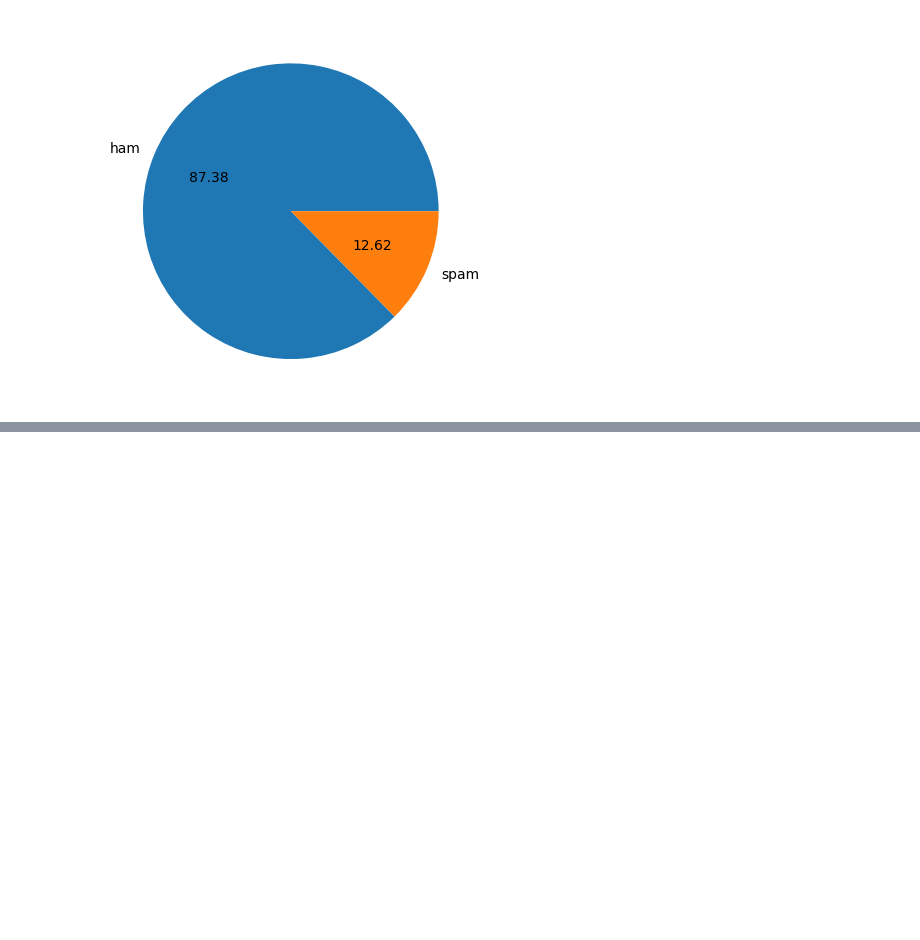
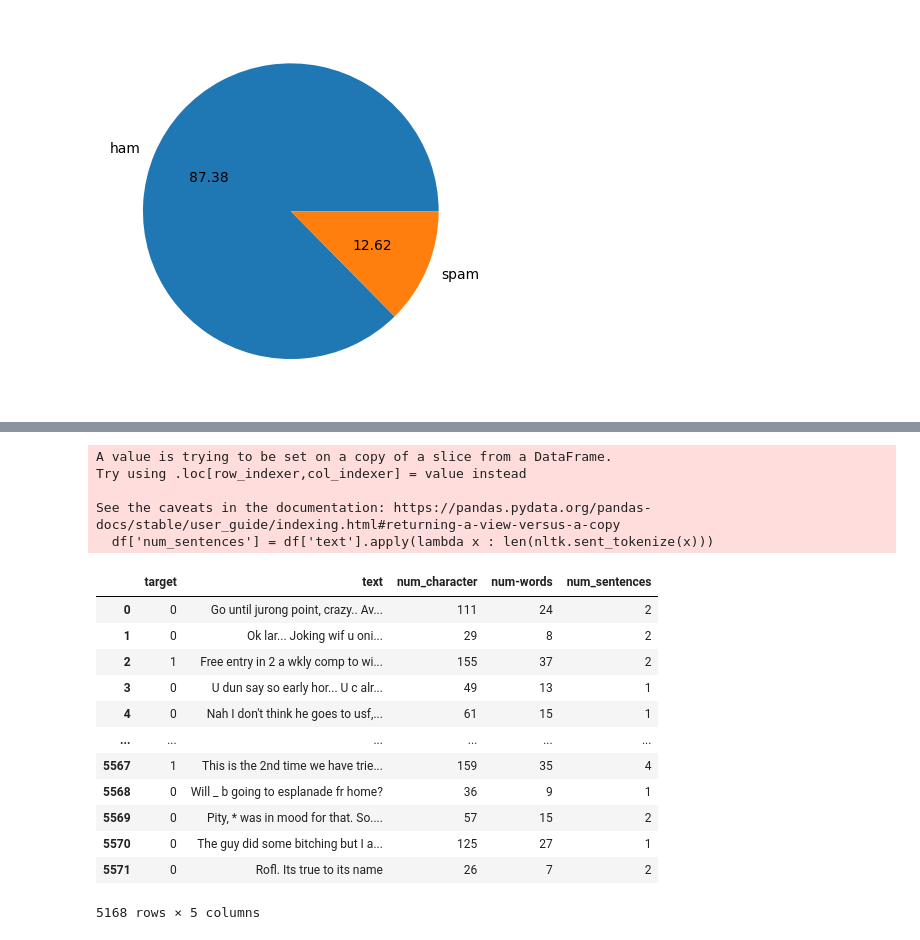
Before and after one commit to PrateekSharma007/Email-spam-detection-, a Jupyter notebook: main.ipynb, the cells around one changed output, grey strips where cells are left out. Cells and saved outputs as stored; diff of their text form; code cells hidden in the pictures; blank space fills up the shorter version.

```diff
--- a/main.ipynb
+++ b/main.ipynb
@@ -150,0 +223,24 @@ plt.show()
+# %%
+df['num_sentences'] = df['text'].apply(lambda x : len(nltk.sent_tokenize(x)))
+# %% [output]
+A value is trying to be set on a copy of a slice from a DataFrame.
+Try using .loc[row_indexer,col_indexer] = value instead
+
+See the caveats in the documentation: https://pandas.pydata.org/pandas-docs/stable/user_guide/indexing.html#returning-a-view-versus-a-copy
+  df['num_sentences'] = df['text'].apply(lambda x : len(nltk.sent_tokenize(x)))
+# %%
+df
+# %% [output]
+|  | target | text | num_character | num-words | num_sentences |
+| 0 | 0 | Go until jurong point, crazy.. Av... | 111 | 24 | 2 |
+| 1 | 0 | Ok lar... Joking wif u oni... | 29 | 8 | 2 |
+| 2 | 1 | Free entry in 2 a wkly comp to wi... | 155 | 37 | 2 |
+| 3 | 0 | U dun say so early hor... U c alr... | 49 | 13 | 1 |
+| 4 | 0 | Nah I don't think he goes to usf,... | 61 | 15 | 1 |
+| ... | ... | ... | ... | ... | ... |
+| 5567 | 1 | This is the 2nd time we have trie... | 159 | 35 | 4 |
+| 5568 | 0 | Will _ b going to esplanade fr home? | 36 | 9 | 1 |
+| 5569 | 0 | Pity, * was in mood for that. So.... | 57 | 15 | 2 |
+| 5570 | 0 | The guy did some bitching but I a... | 125 | 27 | 1 |
+| 5571 | 0 | Rofl. Its true to its name | 26 | 7 | 2 |
+5168 rows × 5 columns
```
Also changed, not shown: parts of 12 cells of this notebook.
